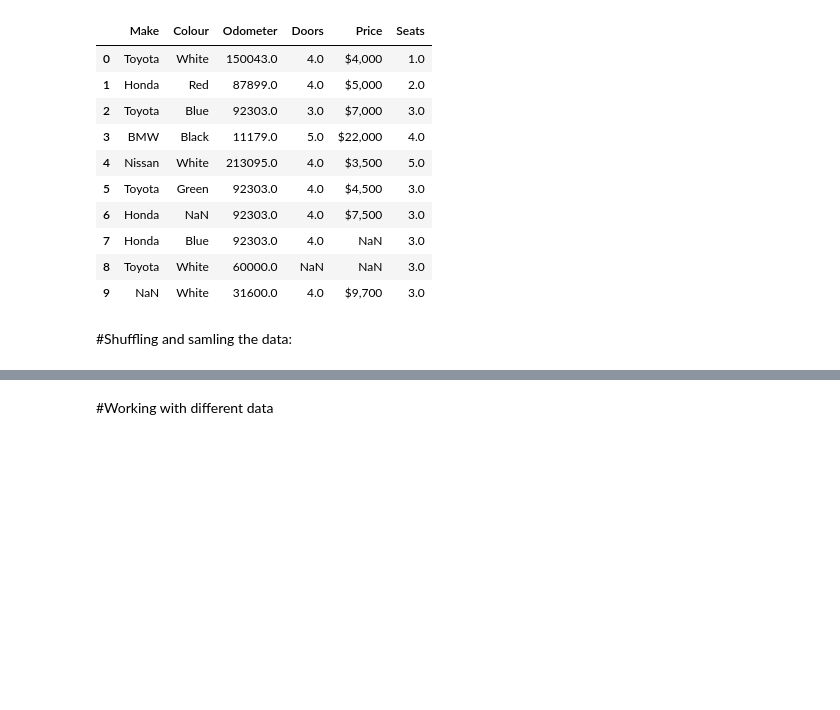
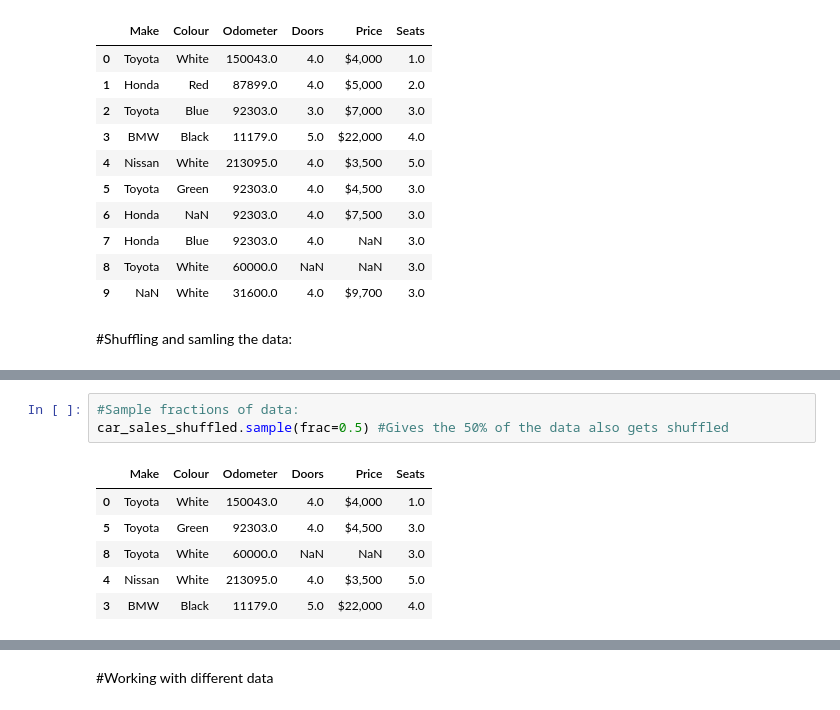
Before and after one commit to KhatiwadaPrajwal056/Data-Science-Libraries-, a Jupyter notebook: pandas.ipynb, the cells around one changed output, grey strips where cells are left out. Drawn from its saved outputs; the diff is of its cells as text; blank space fills up the shorter version.

```diff
--- a/pandas.ipynb
+++ b/pandas.ipynb
@@ -672,2 +674,12 @@ car_sales_shuffled
 | 1 | Honda | Red | 87899.0 | 4.0 | $5,000 | 2.0 |
 | 7 | Honda | Blue | 92303.0 | 4.0 | NaN | 3.0 |
+# %%
+#Sample fractions of data:
+car_sales_shuffled.sample(frac=0.5) #Gives the 50% of the data also gets shuffled
+# %% [output]
+|  | Make | Colour | Odometer | Doors | Price | Seats |
+| 0 | Toyota | White | 150043.0 | 4.0 | $4,000 | 1.0 |
+| 5 | Toyota | Green | 92303.0 | 4.0 | $4,500 | 3.0 |
+| 8 | Toyota | White | 60000.0 | NaN | NaN | 3.0 |
+| 4 | Nissan | White | 213095.0 | 4.0 | $3,500 | 5.0 |
+| 3 | BMW | Black | 11179.0 | 5.0 | $22,000 | 4.0 |
```
Also changed, not shown: parts of 5 cells of this notebook.
